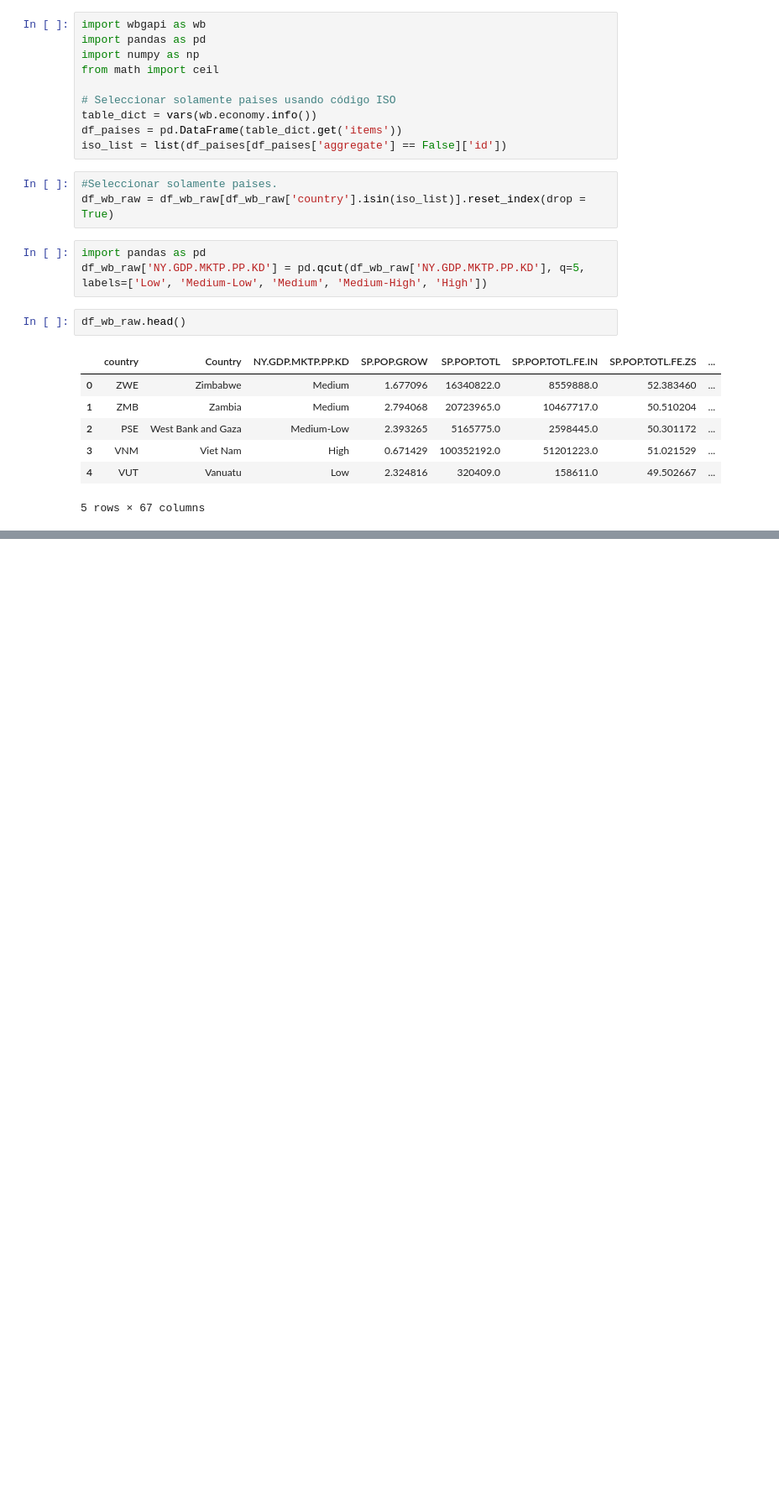
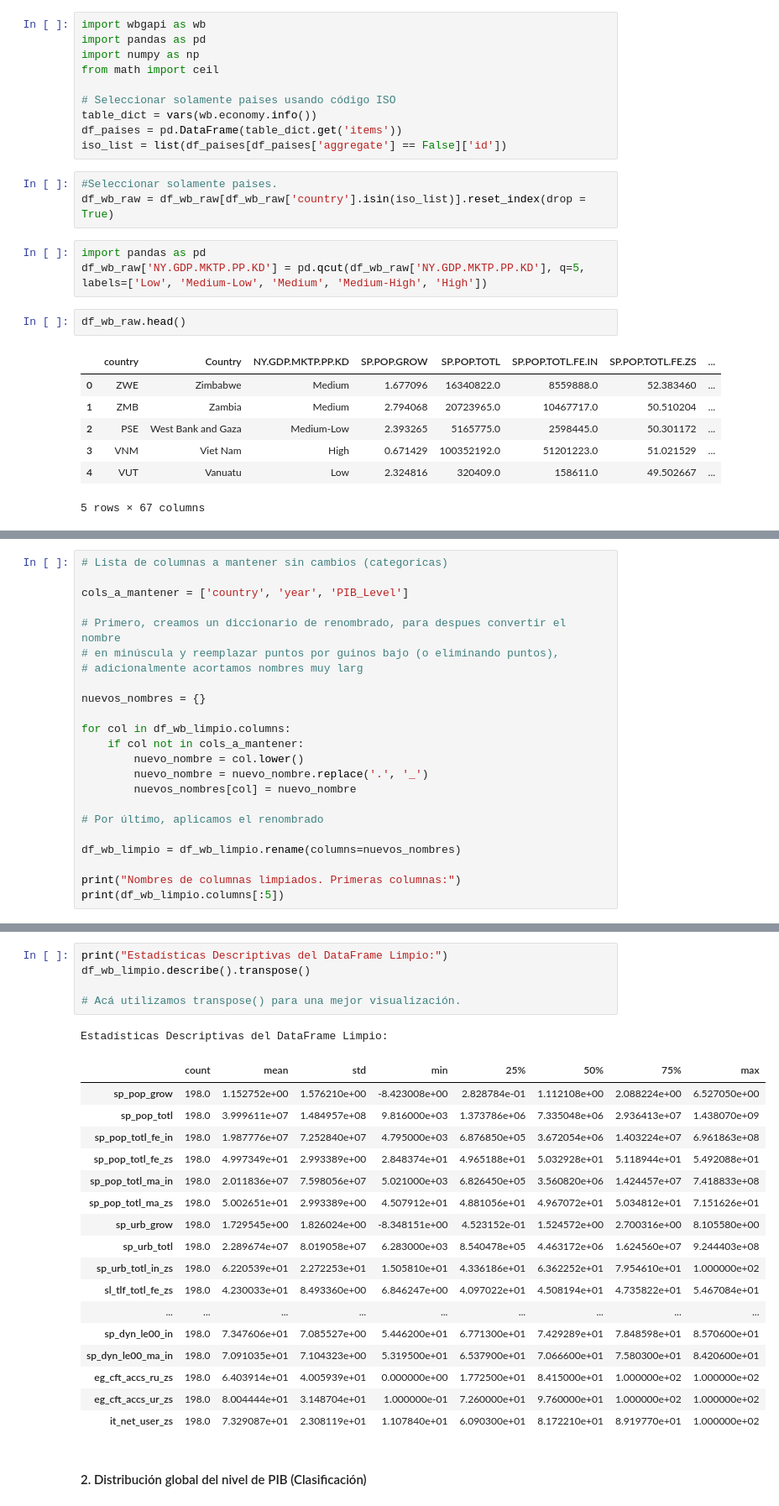
Before and after one commit to javiera-123/portafolio, a Jupyter notebook: Examen.ipynb, the cells around one changed output, grey strips where cells are left out. Shown at 84% size. Drawn from its saved outputs; the diff is of its cells as text; blank space fills up the shorter version.

```diff
--- a/Examen.ipynb
+++ b/Examen.ipynb
@@ -134,0 +341,23 @@ df_wb_raw.head()
+# %%
+# Lista de columnas a mantener sin cambios (categoricas)
+
+cols_a_mantener = ['country', 'year', 'PIB_Level']
+
+# Primero, creamos un diccionario de renombrado, para despues convertir el nombre
+# en minúscula y reemplazar puntos por guinos bajo (o eliminando puntos),
+# adicionalmente acortamos nombres muy larg
+
+nuevos_nombres = {}
+
+for col in df_wb_limpio.columns:
+    if col not in cols_a_mantener:
+        nuevo_nombre = col.lower()
+        nuevo_nombre = nuevo_nombre.replace('.', '_')
+        nuevos_nombres[col] = nuevo_nombre
+
+# Por último, aplicamos el renombrado
+
+df_wb_limpio = df_wb_limpio.rename(columns=nuevos_nombres)
+
+print("Nombres de columnas limpiados. Primeras columnas:")
+print(df_wb_limpio.columns[:5])
@@ -134,0 +404,26 @@ df_wb_raw.head()
+# %%
+print("Estadísticas Descriptivas del DataFrame Limpio:")
+df_wb_limpio.describe().transpose()
+
+# Acá utilizamos transpose() para una mejor visualización.
+# %% [output]
+Estadísticas Descriptivas del DataFrame Limpio:
+|  | count | mean | std | min | 25% | 50% | 75% | max |
+| sp_pop_grow | 198.0 | 1.152752e+00 | 1.576210e+00 | -8.423008e+00 | 2.828784e-01 | 1.112108e+00 | 2.088224e+00 | 6.527050e+00 |
+| sp_pop_totl | 198.0 | 3.999611e+07 | 1.484957e+08 | 9.816000e+03 | 1.373786e+06 | 7.335048e+06 | 2.936413e+07 | 1.438070e+09 |
+| sp_pop_totl_fe_in | 198.0 | 1.987776e+07 | 7.252840e+07 | 4.795000e+03 | 6.876850e+05 | 3.672054e+06 | 1.403224e+07 | 6.961863e+08 |
+| sp_pop_totl_fe_zs | 198.0 | 4.997349e+01 | 2.993389e+00 | 2.848374e+01 | 4.965188e+01 | 5.032928e+01 | 5.118944e+01 | 5.492088e+01 |
+| sp_pop_totl_ma_in | 198.0 | 2.011836e+07 | 7.598056e+07 | 5.021000e+03 | 6.826450e+05 | 3.560820e+06 | 1.424457e+07 | 7.418833e+08 |
+| sp_pop_totl_ma_zs | 198.0 | 5.002651e+01 | 2.993389e+00 | 4.507912e+01 | 4.881056e+01 | 4.967072e+01 | 5.034812e+01 | 7.151626e+01 |
+| sp_urb_grow | 198.0 | 1.729545e+00 | 1.826024e+00 | -8.348151e+00 | 4.523152e-01 | 1.524572e+00 | 2.700316e+00 | 8.105580e+00 |
+| sp_urb_totl | 198.0 | 2.289674e+07 | 8.019058e+07 | 6.283000e+03 | 8.540478e+05 | 4.463172e+06 | 1.624560e+07 | 9.244403e+08 |
+| sp_urb_totl_in_zs | 198.0 | 6.220539e+01 | 2.272253e+01 | 1.505810e+01 | 4.336186e+01 | 6.362252e+01 | 7.954610e+01 | 1.000000e+02 |
+| sl_tlf_totl_fe_zs | 198.0 | 4.230033e+01 | 8.493360e+00 | 6.846247e+00 | 4.097022e+01 | 4.508194e+01 | 4.735822e+01 | 5.467084e+01 |
+| ... | ... | ... | ... | ... | ... | ... | ... | ... |
+| sp_dyn_le00_in | 198.0 | 7.347606e+01 | 7.085527e+00 | 5.446200e+01 | 6.771300e+01 | 7.429289e+01 | 7.848598e+01 | 8.570600e+01 |
+| sp_dyn_le00_ma_in | 198.0 | 7.091035e+01 | 7.104323e+00 | 5.319500e+01 | 6.537900e+01 | 7.066600e+01 | 7.580300e+01 | 8.420600e+01 |
+| eg_cft_accs_ru_zs | 198.0 | 6.403914e+01 | 4.005939e+01 | 0.000000e+00 | 1.772500e+01 | 8.415000e+01 | 1.000000e+02 | 1.000000e+02 |
+| eg_cft_accs_ur_zs | 198.0 | 8.004444e+01 | 3.148704e+01 | 1.000000e-01 | 7.260000e+01 | 9.760000e+01 | 1.000000e+02 | 1.000000e+02 |
+| it_net_user_zs | 198.0 | 7.329087e+01 | 2.308119e+01 | 1.107840e+01 | 6.090300e+01 | 8.172210e+01 | 8.919770e+01 | 1.000000e+02 |
+# %% [markdown]
+#### 2. Distribución global del nivel de PIB (Clasificación)
```
Also changed, not shown: parts of 40 cells of this notebook.
